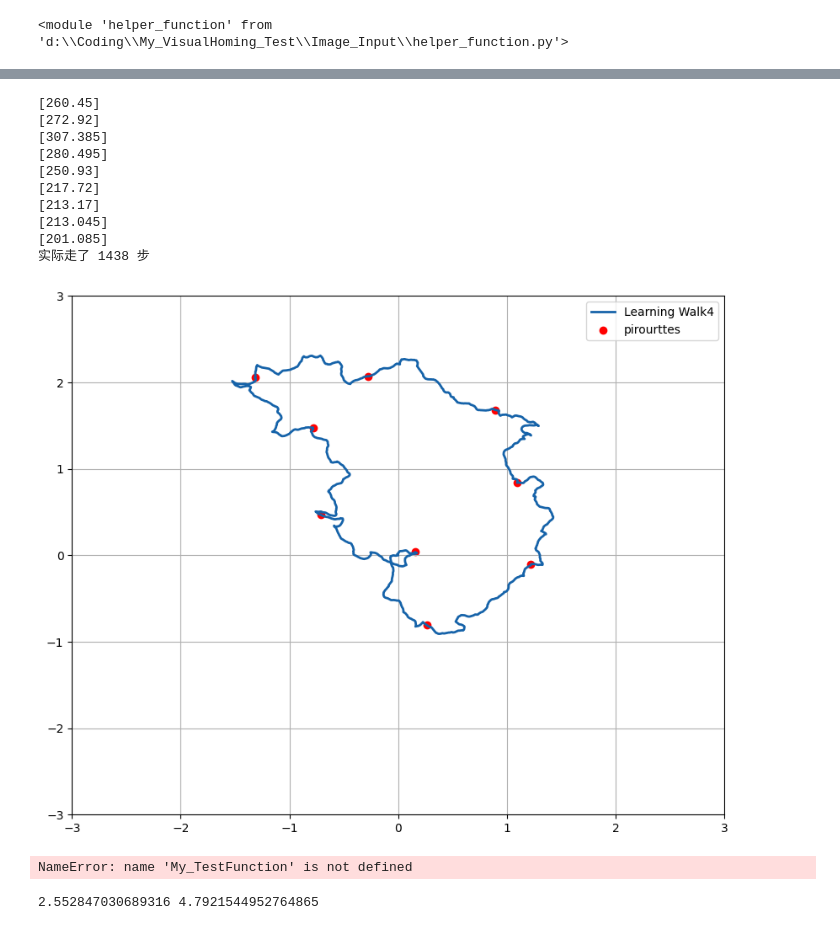
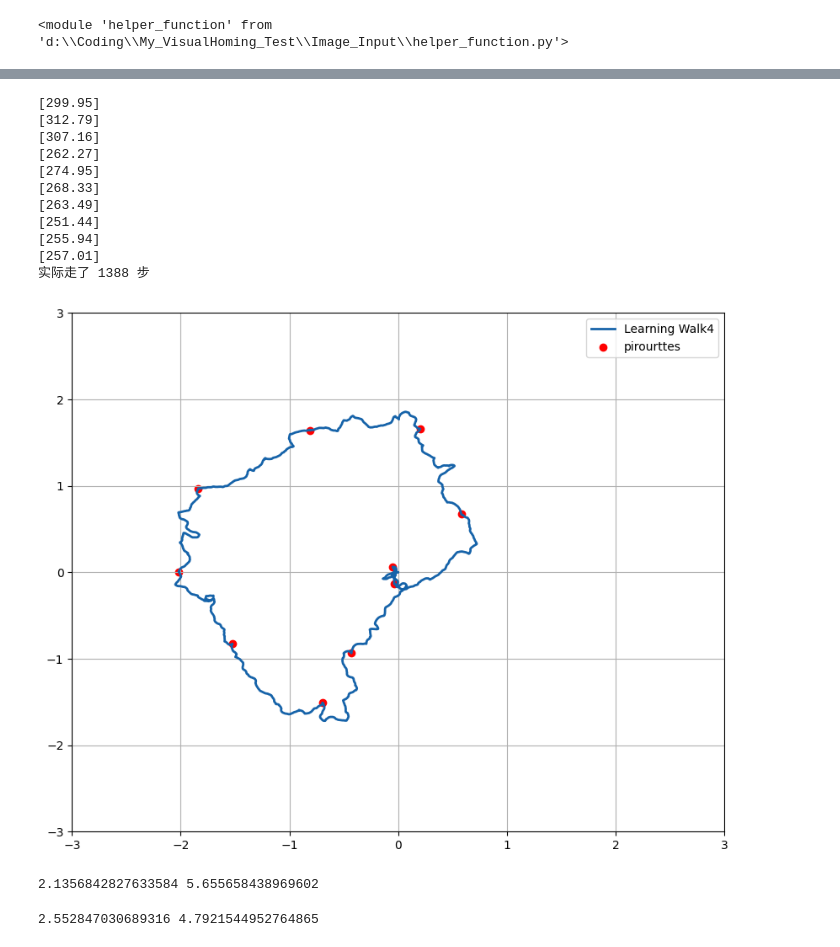
Before and after one commit to Oddy361/ant-learning-walk-model, a Jupyter notebook: Learning_Walk_Runing.ipynb, the cells around one changed output, grey strips where cells are left out. Cells and saved outputs as stored; diff of their text form; code cells hidden in the pictures.

```diff
--- a/Learning_Walk_Runing.ipynb
+++ b/Learning_Walk_Runing.ipynb
@@ -106,7 +105,7 @@ Actual_ScanCount1=len(LWLX1)
 # 第一次与第二次扫描次数的倍数
 Times12=2
 Count=math.ceil(TotalStep/(Actual_ScanCount1*Times12))
-LWX2,LWY2,LWLX2,LWLY2,LWH2,LWL2,LWV2,LWHead2,Actual_Step2,Weight_Record2,T2,T_Scan2=agent.AllWalk1(Count=Count,StepUnit=0.01,Total_Step=TotalStep,beta=0.7,Proper_PI_Distance=0.60,
+LWX2,LWY2,LWLX2,LWLY2,LWH2,LWL2,LWV2,LWHead2,Actual_Step2,Weight_Record2,T2,T_Scan2=agent.AllWalk1(Count=Count,StepUnit=0.01,Total_Step=TotalStep,beta=0.7,Proper_PI_Distance=0.65,
                                                                          kappa=30, eps=0.02, Step_minRate=0.20,Step_maxRate=0.85,Scan_Interval=30, sigma=0.18,random_rate=0.92)
 # 绘制轨迹图
 plt.figure(figsize=(10, 8))
@@ -255,41 +258,42 @@ agent=copy.deepcopy(TestAgent3)
 # %%
 import math
 # 每次探索时间会以4倍增加，将第一次的实际步长作为参照
 T=2.25
 TotalStep=math.ceil(T*Actual_Step3)
 # 计算先验Count
 # 求上一次实验的扫描次数
 Actual_ScanCount3=len(LWLX3)
 # 第一次与第二次扫描次数的倍数
 Times34=0.8
 Count=math.ceil(TotalStep/(Actual_ScanCount3*Times34))
-LWX4,LWY4,LWLX4,LWLY4,LWH4,LWL4,LWV4,LWHead4,Actual_Step4,Weight_Record4,T4,T_Scan4=agent.AllWalk1(Count=Count,StepUnit=0.01,Total_Step=TotalStep,beta=1.50,Proper_PI_Distance=2.00,
+LWX4,LWY4,LWLX4,LWLY4,LWH4,LWL4,LWV4,LWHead4,Actual_Step4,Weight_Record4,T4,T_Scan4=agent.AllWalk1(Count=Count,StepUnit=0.01,Total_Step=TotalStep,beta=1.50,Proper_PI_Distance=1.90,
                                                                          kappa=15, eps=0.02, Step_minRate=0.35,Step_maxRate=0.85,Scan_Interval=15, sigma=0.14,random_rate=0.92)
 # 绘制轨迹图
 plt.figure(figsize=(10, 8))
 plt.plot(LWX4, LWY4, color='#1663A9', linewidth=2, label='Learning Walk4')
 plt.scatter(LWLX4, LWLY4, color='red', marker='o', label='pirourttes')
 plt.legend()
 plt.grid(True)
 plt.xlim([-3,3]);plt.ylim([-3,3])
 plt.show()
 
 
 D4=helper_function.OneWalk_MaxDistance(LWX4,LWY4);A4=helper_function.OneWalk_TotleArea(LWX4[1::4],LWY4[1::4])
 print(D4,A4)
 # %% [output]
-[260.45]
-[272.92]
-[307.385]
-[280.495]
-[250.93]
-[217.72]
-[213.17]
-[213.045]
-[201.085]
-实际走了 1438 步
+[299.95]
+[312.79]
+[307.16]
+[262.27]
+[274.95]
+[268.33]
+[263.49]
+[251.44]
+[255.94]
+[257.01]
+实际走了 1388 步
-[figure, old version]
+[figure, new version]
-NameError: name 'My_TestFunction' is not defined
+2.1356842827633584 5.655658438969602
 # %%
 D4=helper_function.OneWalk_MaxDistance(LWX4,LWY4);A4=helper_function.OneWalk_TotleArea(LWX4[1::4],LWY4[1::4])
 print(D4,A4)
```
Also changed, not shown: parts of 7 cells of this notebook.
